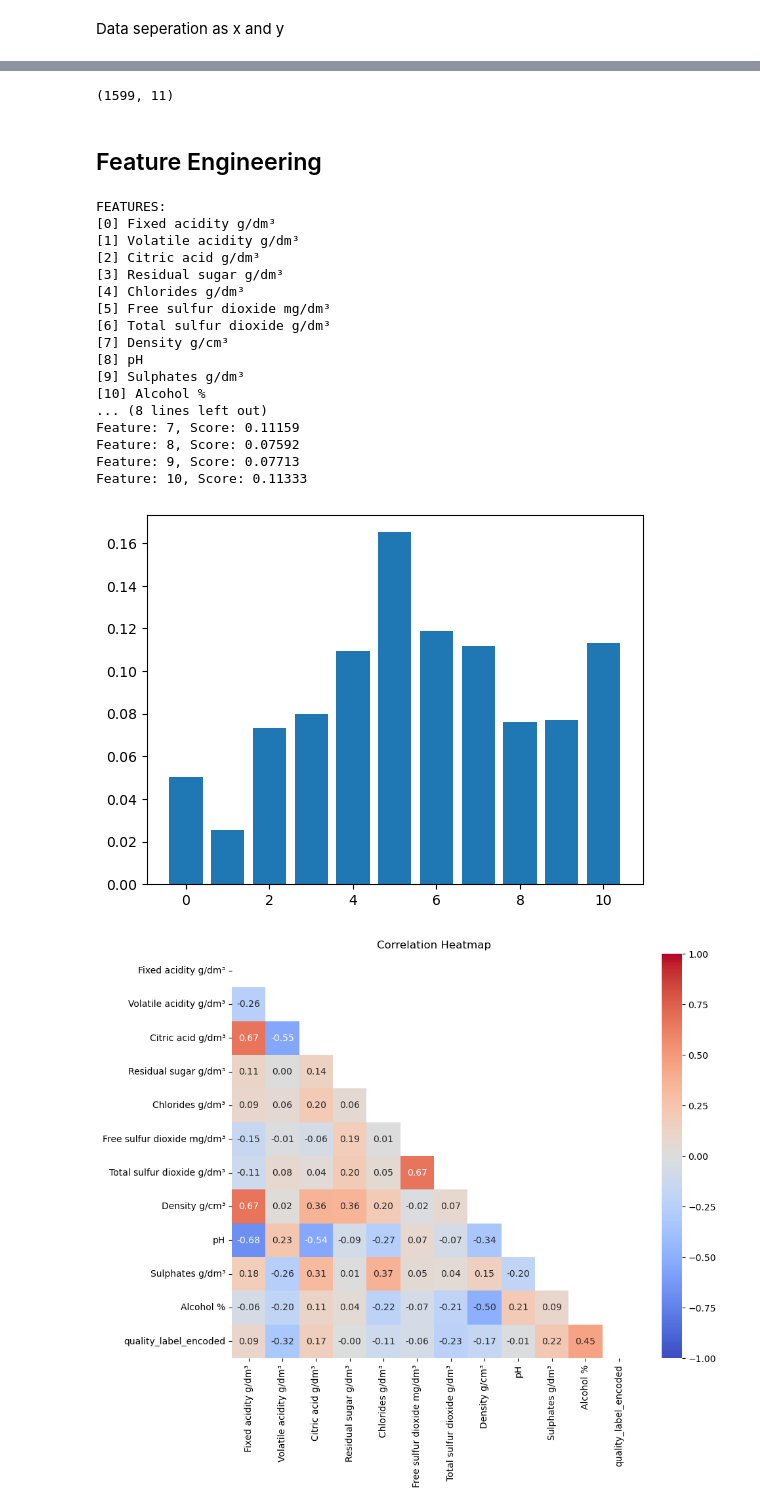
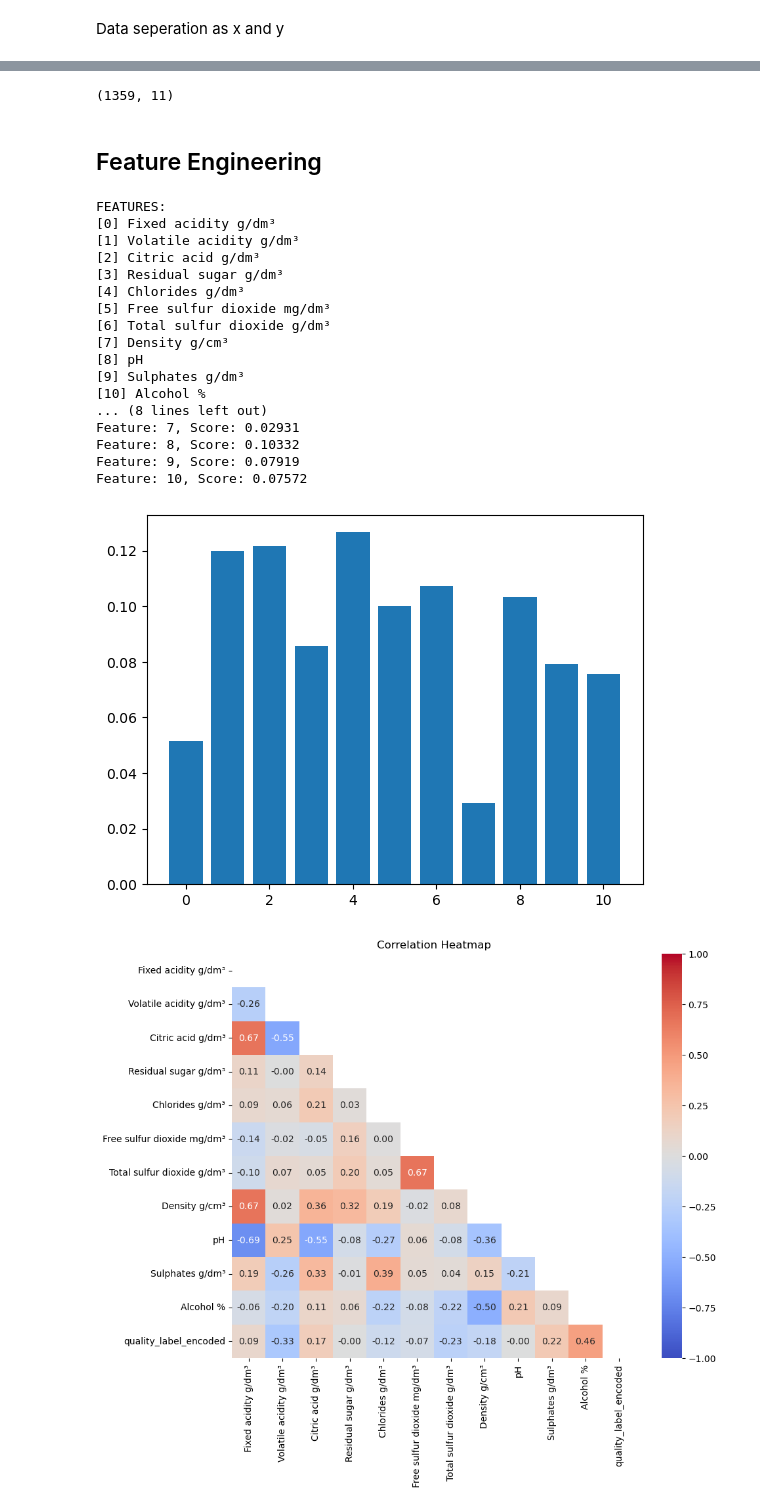
Before and after one commit to Godwin-Oti/Wine-Quality-Machine-Learning, a Jupyter notebook: Red_wine_ML.ipynb, the cells around one changed output, grey strips where cells are left out. Cells and saved outputs as stored; diff of their text form; code cells hidden in the pictures.

```diff
--- a/Red_wine_ML.ipynb
+++ b/Red_wine_ML.ipynb
@@ -14,5 +14,5 @@ import seaborn as sns
 ### Loading Data set
 # %%
 # loading red wine data set
-red_wine= pd.read_csv("winequality-red.csv", sep=None)
+red_wine_with_dup= pd.read_csv("winequality-red.csv", sep=None)
 # %%
@@ -102,4 +102,4 @@ red_wine.describe().T
 # %% [markdown]
 ### Dropping Duplicates
 # %%
-red_wine.drop_duplicates().reset_index(drop=True)
+red_wine=red_wine_with_dup.drop_duplicates().reset_index(drop=True)
@@ -455,7 +430,7 @@ X.head()
 # %%
 X.shape
 # %% [output]
-(1599, 11)
+(1359, 11)
 # %% [markdown]
 ## Feature Engineering
 # %%
@@ -465,7 +440,7 @@ from sklearn.datasets import make_classification
 from sklearn.ensemble import RandomForestClassifier
 from matplotlib import pyplot
 # define dataset
-X, y = make_classification(n_samples=1599, n_features=11, n_informative=5, n_redundant=5, random_state=1)
+X, y = make_classification(n_samples=1359, n_features=11, n_informative=5, n_redundant=5, random_state=1)
 # define the model
 model = RandomForestClassifier()
 # fit the model
@@ -478,38 +453,38 @@ print("[0] Fixed acidity g/dm³")
 print("[1] Volatile acidity g/dm³")
 print("[2] Citric acid g/dm³")
 print("[3] Residual sugar g/dm³")
 print("[4] Chlorides g/dm³")
 print("[5] Free sulfur dioxide mg/dm³")
 print("[6] Total sulfur dioxide g/dm³")
 print("[7] Density g/cm³")
 print("[8] pH")
 print("[9] Sulphates g/dm³")
 print("[10] Alcohol %")
 print() # print a new line
 for i,v in enumerate(importance):
  print('Feature: %0d, Score: %.5f' % (i,v))
 # plot feature importance
 pyplot.bar([x for x in range(len(importance))], importance)
 pyplot.show()
 # %% [output]
 FEATURES:
 [0] Fixed acidity g/dm³
 [1] Volatile acidity g/dm³
 [2] Citric acid g/dm³
 [3] Residual sugar g/dm³
 [4] Chlorides g/dm³
 [5] Free sulfur dioxide mg/dm³
 [6] Total sulfur dioxide g/dm³
 [7] Density g/cm³
 [8] pH
 [9] Sulphates g/dm³
 [10] Alcohol %
 ... (8 lines left out)
-Feature: 7, Score: 0.11159
-Feature: 8, Score: 0.07592
-Feature: 9, Score: 0.07713
-Feature: 10, Score: 0.11333
+Feature: 7, Score: 0.02931
+Feature: 8, Score: 0.10332
+Feature: 9, Score: 0.07919
+Feature: 10, Score: 0.07572
-[figure, old version]
+[figure, new version]
 # %%
 # getting a heatmap to have a view of the correlation
 
```
Also changed, not shown: parts of 33 cells of this notebook, 1 other file.
